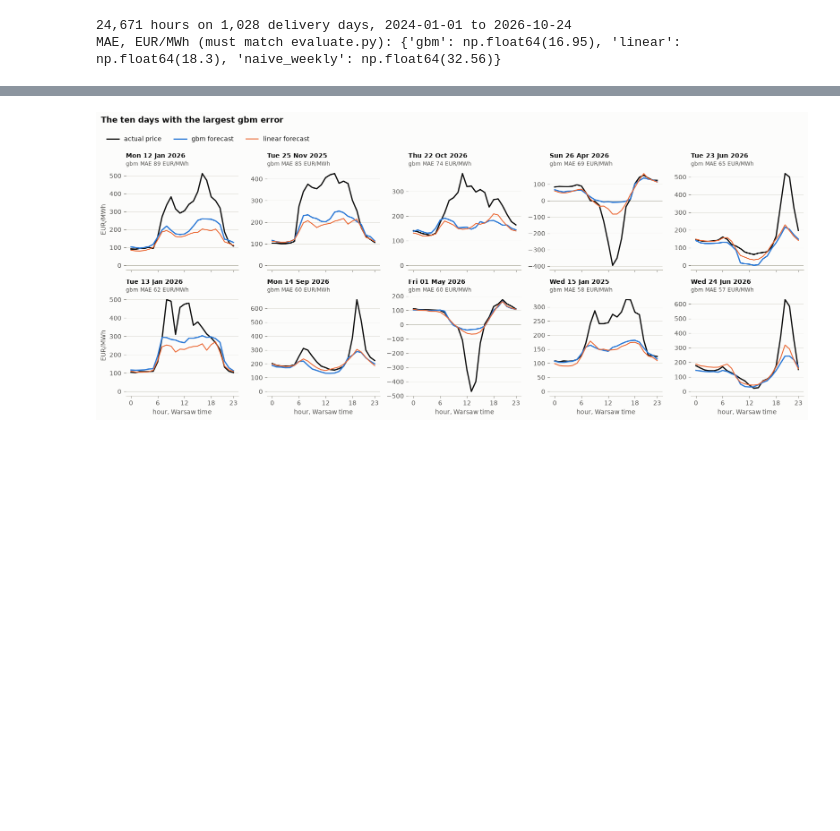
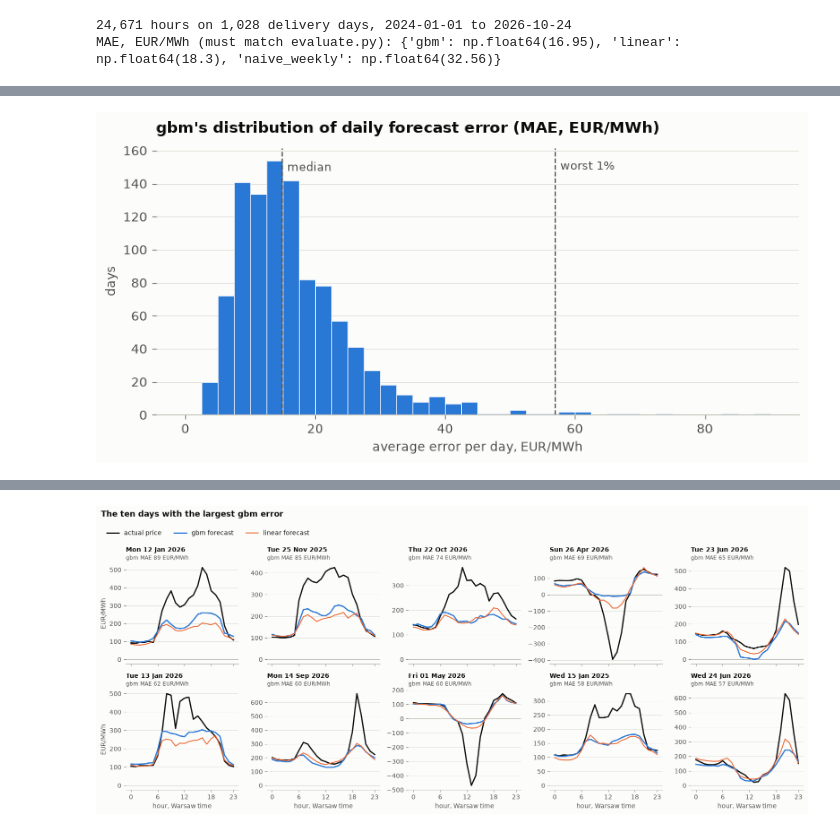
Before and after one commit to Tomek72/pl-dayahead, a Jupyter notebook: notebooks/02_post_mortem.ipynb, the cells around one changed output, grey strips where cells are left out. Drawn from its saved outputs; the diff is of its cells as text; code cells hidden in the pictures; blank space fills up the shorter version.

```diff
--- a/notebooks/02_post_mortem.ipynb
+++ b/notebooks/02_post_mortem.ipynb
@@ -157,0 +158,16 @@ plt.show()
+# %%
+# Chart 1: gbm's average forecast error per day.
+fig, ax = plt.subplots(figsize=(8, 4))
+ax.hist(daily['mae_gbm'], bins=np.arange(0, daily['mae_gbm'].max() + 2.5, 2.5),
+        color=SERIES['gbm'], edgecolor=SURFACE, linewidth=0.5)
+for x, name in [(daily['mae_gbm'].median(), 'median'), (worst['mae_gbm'].min(), 'worst 1%')]:
+    ax.axvline(x, color=INK_2, lw=1, ls='--')
+    ax.text(x + 0.8, ax.get_ylim()[1] * 0.95, name, fontsize=9, color=INK_2, va='top')
+ax.set_title("gbm's distribution of daily forecast error (MAE, EUR/MWh)")
+ax.set_xlabel('average error per day, EUR/MWh')
+ax.set_ylabel('days')
+fig.tight_layout()
+fig.savefig(FIG_DIR / 'daily_error_distribution.png', dpi=150)
+plt.show()
+# %% [output]
+[figure, added]
```
Also changed, not shown: parts of 40 cells of this notebook, 1 other file.
